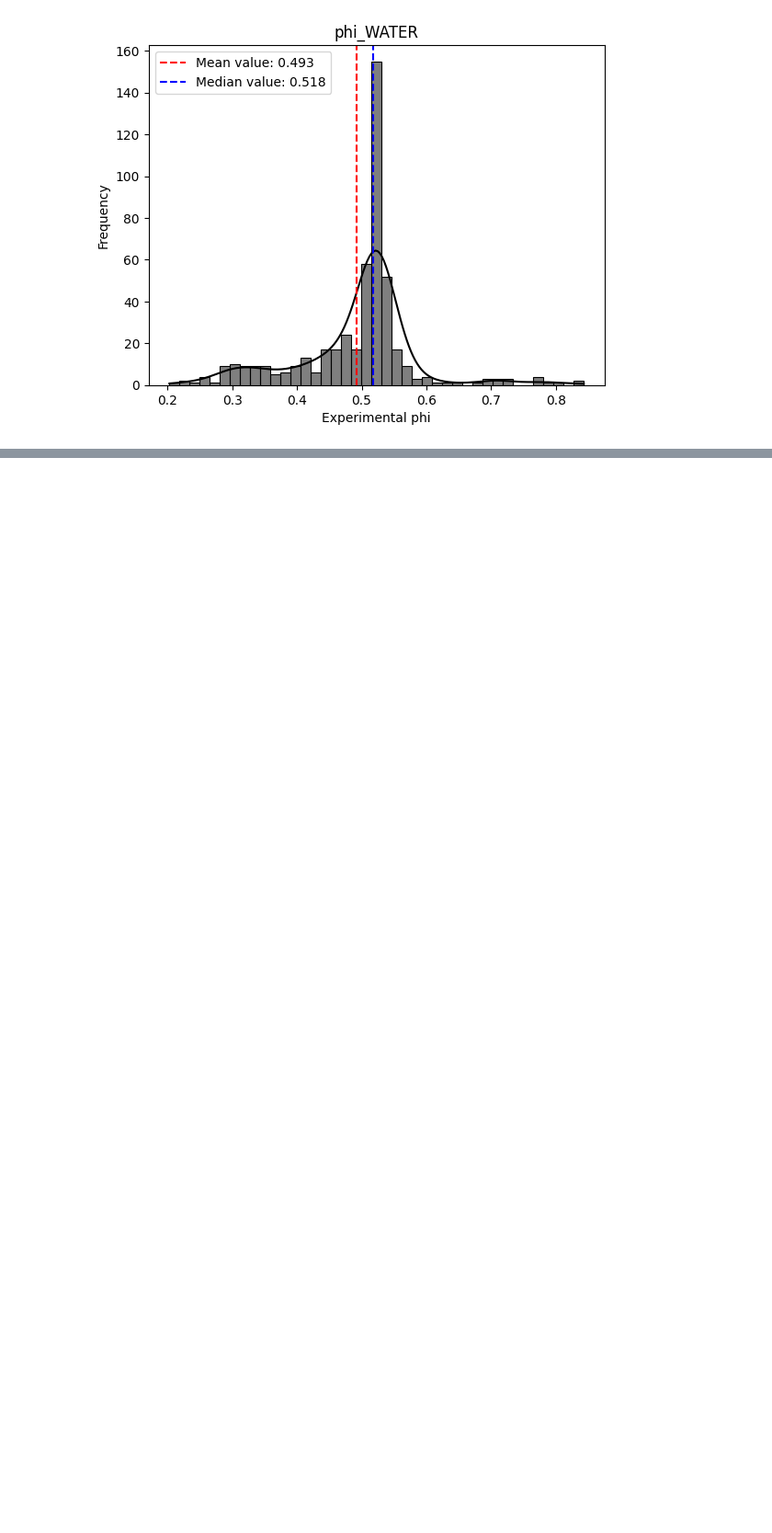
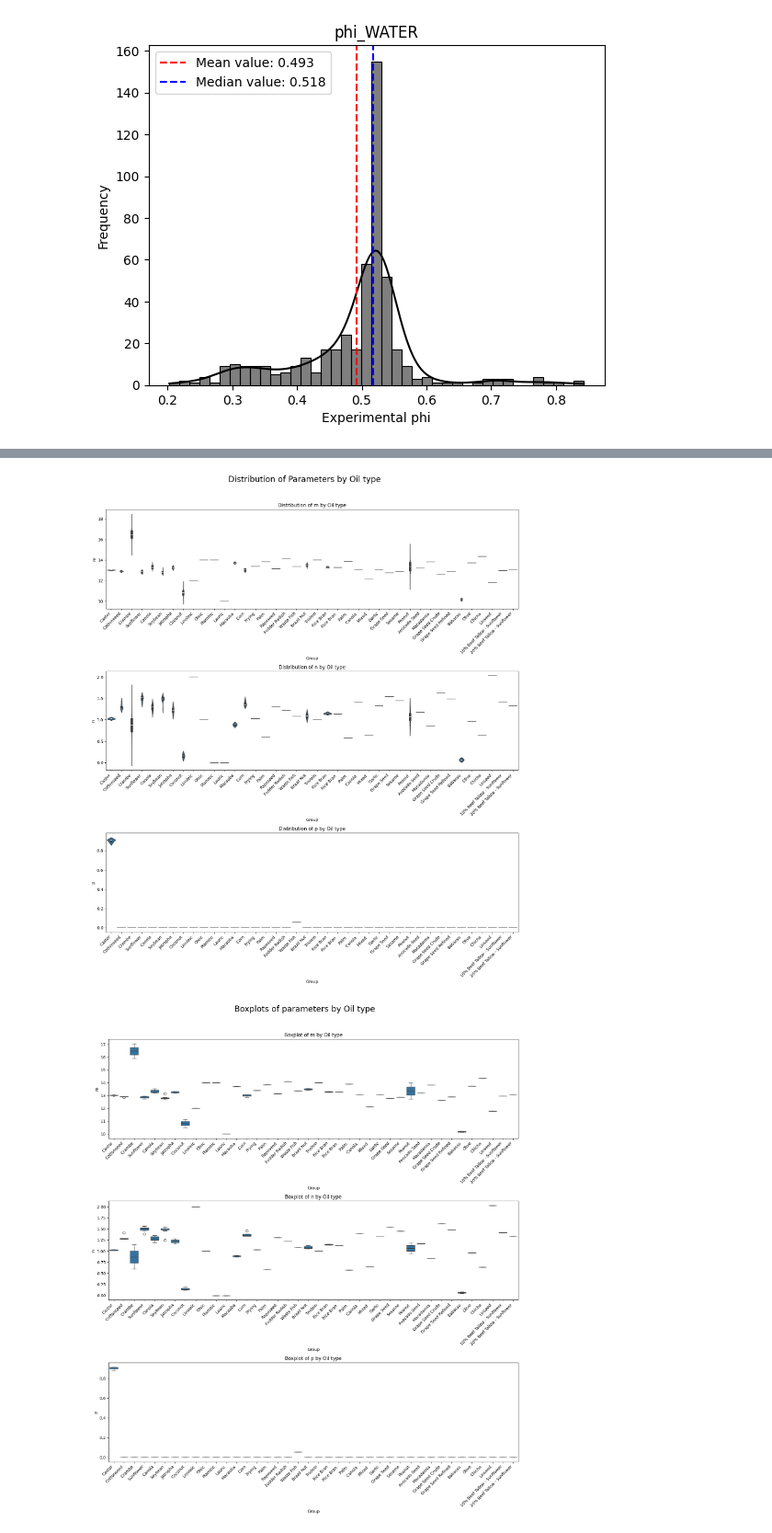
Before and after one commit to Juandhb99/ThermOleo, a Jupyter notebook: ExperimentalData/experimental_data_analysis.ipynb, the cells around one changed output, grey strips where cells are left out. Shown at 92% size. Drawn from its saved outputs; the diff is of its cells as text; code cells hidden in the pictures; blank space fills up the shorter version.

```diff
--- a/ExperimentalData/experimental_data_analysis.ipynb
+++ b/ExperimentalData/experimental_data_analysis.ipynb
@@ -363,0 +377,11 @@ for i in feed_columns:
+# %%
+
+df = pl.read_excel(r"C:\Juan\Maestría\Code\oleosim\SensitivityAnalysis\profile_coeffs_ref.xlsx")
+# %%
+filtered_df = df.filter(
+    ~(
+        pl.col("Source").str.contains("Acid") |
+        pl.col("Source").str.contains("FAME") |
+        pl.col("Source").str.contains("MAG/DAG")
+    )
+)
@@ -363,0 +463,49 @@ for i in feed_columns:
+# %%
+df_pandas = filtered_df.to_pandas()
+
+# Set up the figure
+fig, axes = plt.subplots(3, 1, figsize=(15, 18))
+fig.suptitle('Distribution of Parameters by Oil type', fontsize=20)
+
+# Flatten the axes array for easier iteration
+axes = axes.flatten()
+
+# Columns to plot
+columns = ['m', 'n', 'p']
+
+# Create distribution plots
+for i, col in enumerate(columns):
+    # Using seaborn's violinplot for distribution visualization
+    sns.violinplot(x='Source', y=col, data=df_pandas, ax=axes[i])
+    axes[i].set_title(f'Distribution of {col} by Oil type')
+    axes[i].set_xlabel('Group')
+    axes[i].set_ylabel(col)
+
+    # Rotate x-axis labels if there are many groups
+    plt.setp(axes[i].get_xticklabels(), rotation=45, ha='right')
+
+# Adjust layout
+plt.tight_layout(rect=[0, 0, 1, 0.96])  # Make room for the title
+plt.show()
+
+# Alternatively, you can create boxplots which might be clearer
+# for comparing distributions between groups
+fig, axes = plt.subplots(3, 1, figsize=(15, 18))
+fig.suptitle('Boxplots of parameters by Oil type', fontsize=20)
+
+axes = axes.flatten()
+
+for i, col in enumerate(columns):
+    sns.boxplot(x='Source', y=col, data=df_pandas, ax=axes[i])
+    axes[i].set_title(f'Boxplot of {col} by Oil type')
+    axes[i].set_xlabel('Group')
+    axes[i].set_ylabel(col)
+
+    # Rotate x-axis labels if there are many groups
+    plt.setp(axes[i].get_xticklabels(), rotation=45, ha='right')
+
+plt.tight_layout(rect=[0, 0, 1, 0.96])
+plt.show()
+# %% [output]
+[figure, added]
+[figure, added]
```
Also changed, not shown: parts of 31 cells of this notebook, 1 other file.
